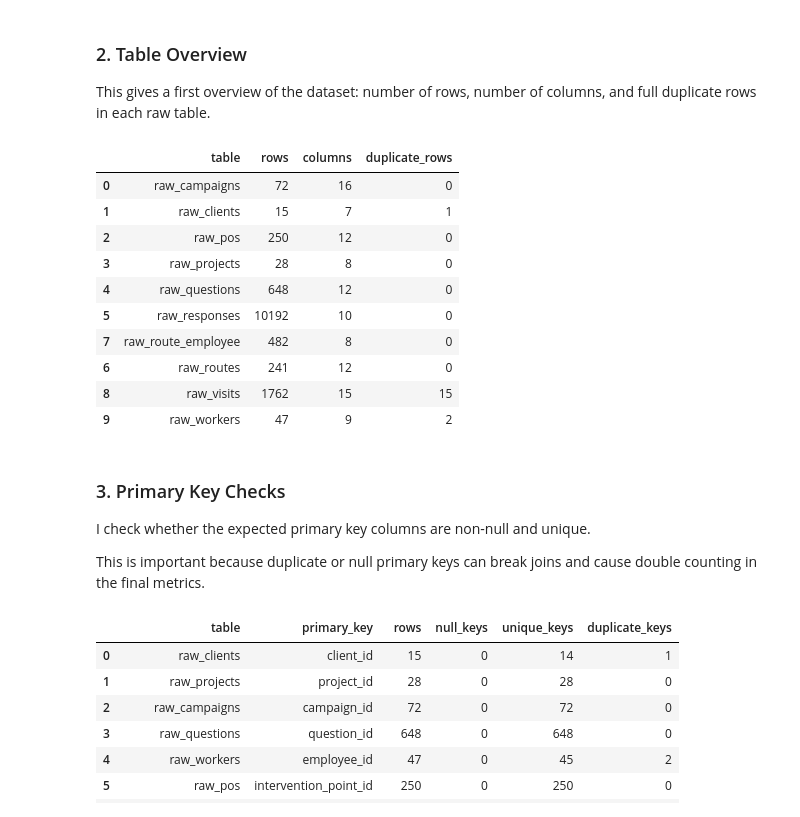
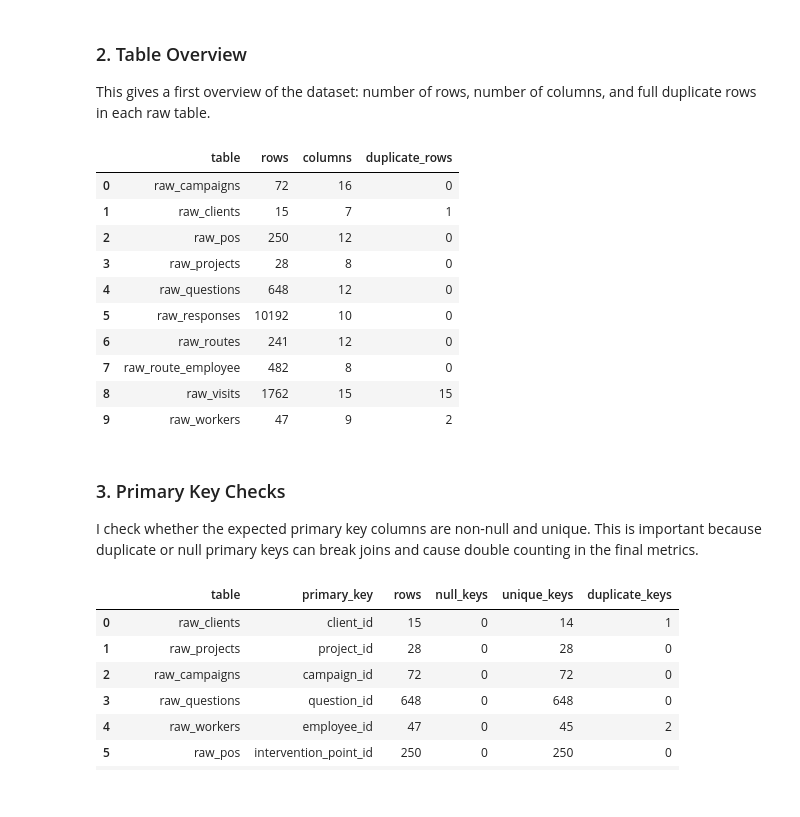
Before and after one commit to soccerwave/data_technical_tests, a Jupyter notebook: eda/eda.ipynb, the cells around one changed output. Saved outputs shown, nothing was run; the diff lists cells and outputs as text; code cells hidden in the pictures.

```diff
--- a/eda/eda.ipynb
+++ b/eda/eda.ipynb
@@ -36,32 +34,30 @@ This gives a first overview of the dataset: number of rows, number of columns, a
 # %%
 overview = pd.DataFrame([
     {
         "table": name,
         "rows": len(df),
         "columns": df.shape[1],
         "duplicate_rows": df.duplicated().sum()
     }
     for name, df in tables.items()
-]).sort_values("table")
+])
 
 overview
 # %% [output]
 |  | table | rows | columns | duplicate_rows |
 | 0 | raw_campaigns | 72 | 16 | 0 |
 | 1 | raw_clients | 15 | 7 | 1 |
 | 2 | raw_pos | 250 | 12 | 0 |
 | 3 | raw_projects | 28 | 8 | 0 |
 | 4 | raw_questions | 648 | 12 | 0 |
 | 5 | raw_responses | 10192 | 10 | 0 |
+| 6 | raw_routes | 241 | 12 | 0 |
 | 7 | raw_route_employee | 482 | 8 | 0 |
-| 6 | raw_routes | 241 | 12 | 0 |
 | 8 | raw_visits | 1762 | 15 | 15 |
 | 9 | raw_workers | 47 | 9 | 2 |
 # %% [markdown]
 ### 3. Primary Key Checks
-I check whether the expected primary key columns are non-null and unique.
-
-This is important because duplicate or null primary keys can break joins and cause double counting in the final metrics.
+I check whether the expected primary key columns are non-null and unique. This is important because duplicate or null primary keys can break joins and cause double counting in the final metrics.
 # %%
 primary_keys = {
     "raw_clients": "client_id",
```
Also changed, not shown: parts of 6 cells of this notebook, 7 other files.
